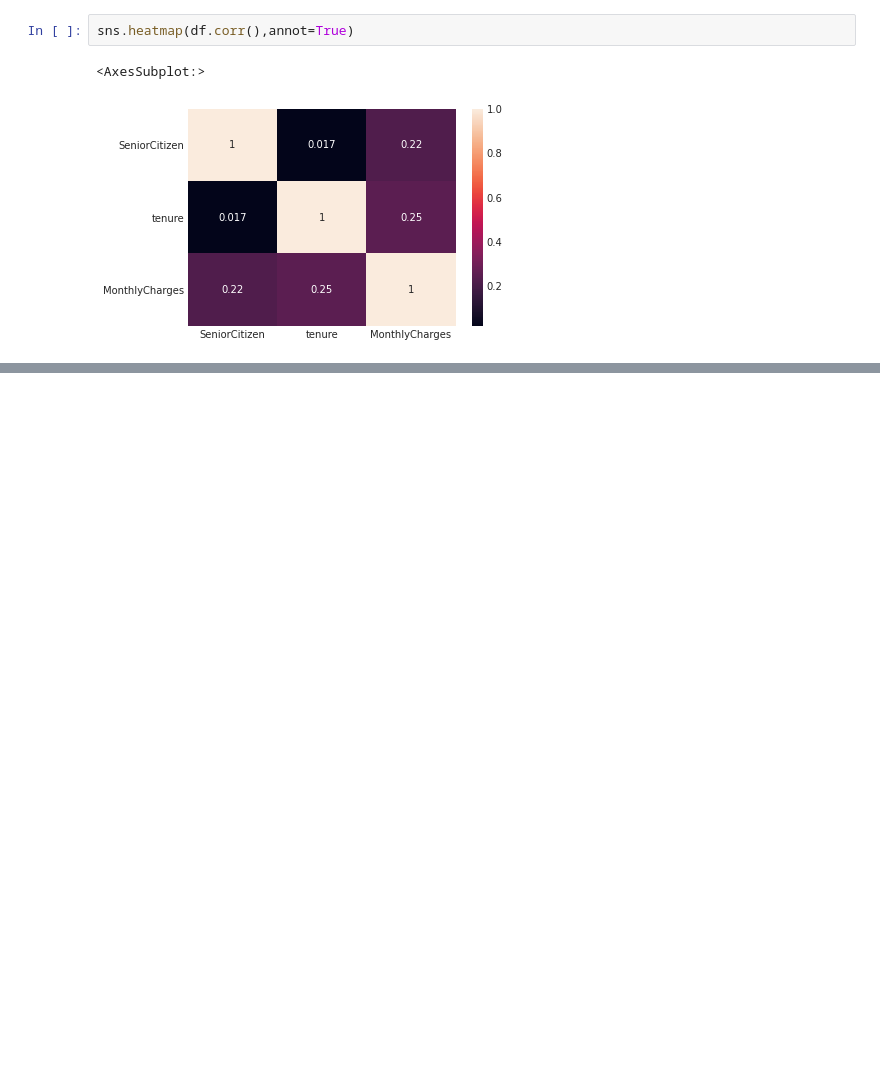
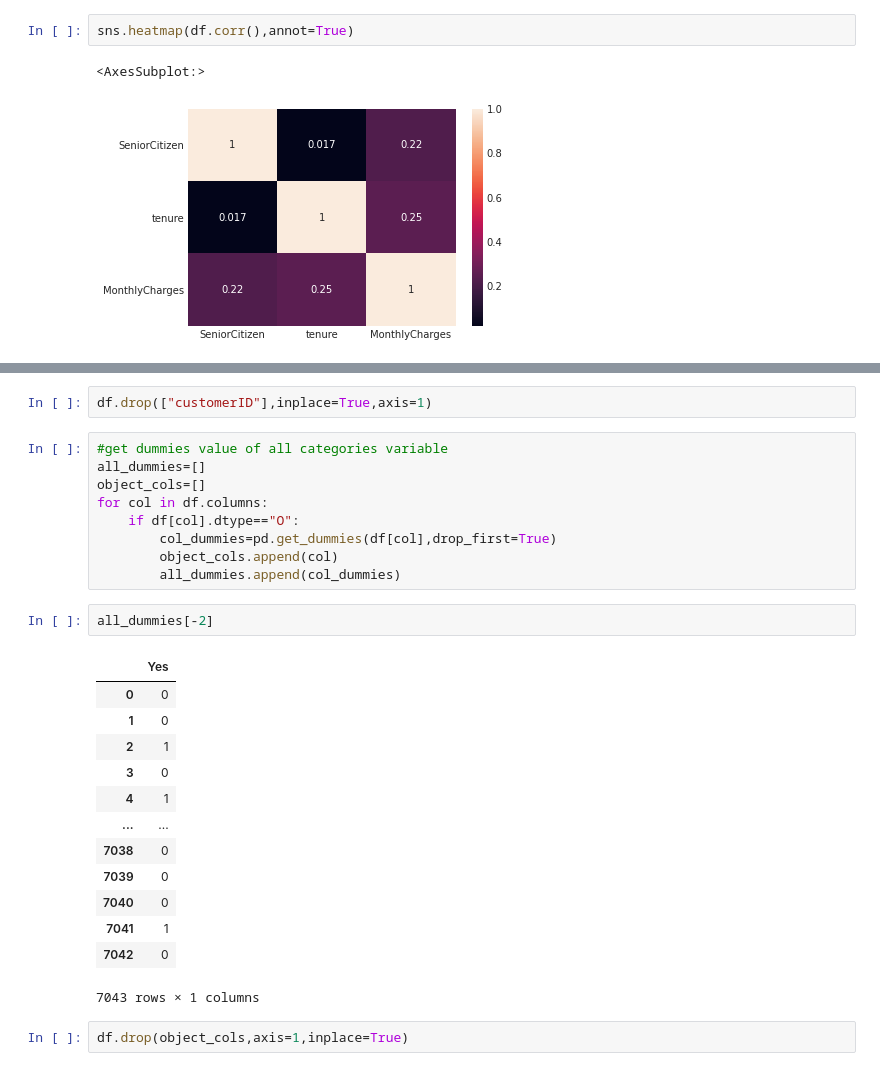
Before and after one commit to seabnavin19/MyImportance_DL_Topic, a Jupyter notebook: ANN/ANN.ipynb, the cells around one changed output, grey strips where cells are left out. Saved outputs shown, nothing was run; the diff lists cells and outputs as text; blank space fills up the shorter version.

```diff
--- a/ANN.ipynb
+++ b/ANN/ANN.ipynb
@@ -43,0 +63,29 @@ ValueError: Could not interpret input 'Churn'
+# %%
+df.drop(["customerID"],inplace=True,axis=1)
+# %%
+#get dummies value of all categories variable
+all_dummies=[]
+object_cols=[]
+for col in df.columns:
+    if df[col].dtype=="O":
+        col_dummies=pd.get_dummies(df[col],drop_first=True)
+        object_cols.append(col)
+        all_dummies.append(col_dummies)
+# %%
+all_dummies[-2]
+# %% [output]
+|  | Yes |
+| 0 | 0 |
+| 1 | 0 |
+| 2 | 1 |
+| 3 | 0 |
+| 4 | 1 |
+| ... | ... |
+| 7038 | 0 |
+| 7039 | 0 |
+| 7040 | 0 |
+| 7041 | 1 |
+| 7042 | 0 |
+7043 rows × 1 columns
+# %%
+df.drop(object_cols,axis=1,inplace=True)
```
Also changed, not shown: parts of 4 cells of this notebook.
